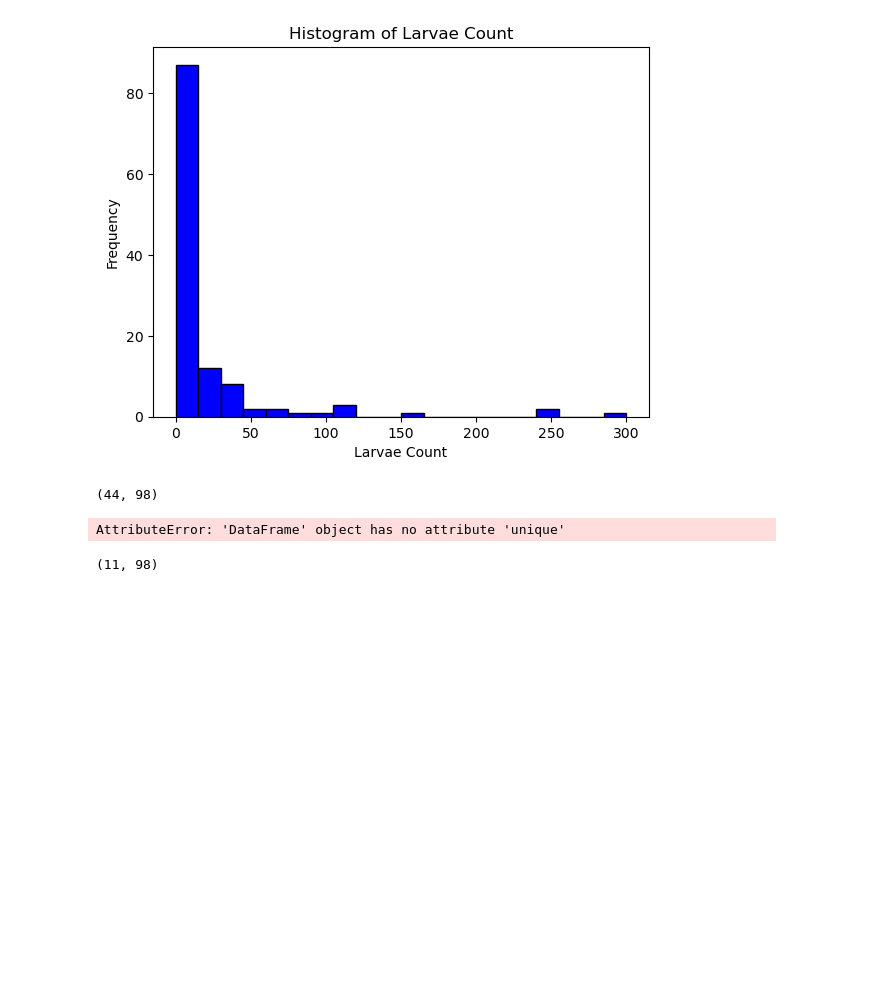
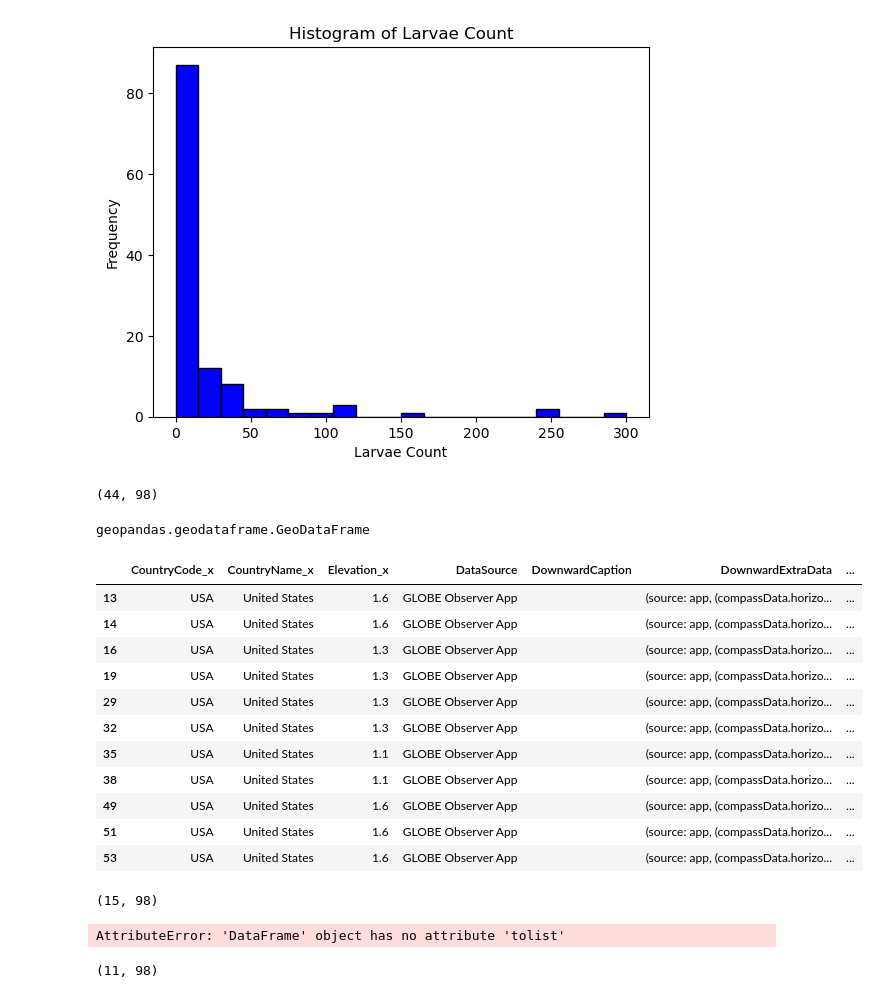
Before and after one commit to Satyabratadas/GeoEmerge_hackathon, a Jupyter notebook: analysis_Dylan.ipynb, the cells around one changed output. Cells and saved outputs as stored; diff of their text form; code cells hidden in the pictures; blank space fills up the shorter version.

```diff
--- a/analysis_Dylan.ipynb
+++ b/analysis_Dylan.ipynb
@@ -154,7 +166,7 @@ pandas.core.frame.DataFrame
 # %%
 # Convert LarvaeCount to numeric, coercing errors to NaN
 data["LarvaeCount"] = pd.to_numeric(data["LarvaeCount"], errors="coerce")
-data = data.dropna(subset=["LarvaeCount"])
+# data = data.dropna(subset=["LarvaeCount"])
 # Create the histogram
 plt.hist(data["LarvaeCount"], bins=20, color='blue', edgecolor='black')
 plt.title("Histogram of Larvae Count")
@@ -165,15 +177,40 @@ plt.show()
 [figure]
 # %%
 data[data["LarvaeCount"] != 0].shape
-data = data[data["LarvaeCount"] != 0]
 # %%
 data.shape
 # %% [output]
 (44, 98)
-# %%
-data["Userid"].unique()
-# %% [output]
-AttributeError: 'DataFrame' object has no attribute 'unique'
+# %%
+data[data["LarvaeCount"] > 50]
+# type(data[data["LarvaeCount"] > 50])
+# data[data["LarvaeCount"] > 50]["Userid"].unique().tolist()
+# %% [output]
+geopandas.geodataframe.GeoDataFrame
+# %%
+data[data["LarvaeCount"] > 50]
+# %% [output]
+|  | CountryCode_x | CountryName_x | Elevation_x | DataSource | DownwardCaption | DownwardExtraData | ... |
+| 13 | USA | United States | 1.6 | GLOBE Observer App |  | (source: app, (compassData.horizo... | ... |
+| 14 | USA | United States | 1.6 | GLOBE Observer App |  | (source: app, (compassData.horizo... | ... |
+| 16 | USA | United States | 1.3 | GLOBE Observer App |  | (source: app, (compassData.horizo... | ... |
+| 19 | USA | United States | 1.3 | GLOBE Observer App |  | (source: app, (compassData.horizo... | ... |
+| 29 | USA | United States | 1.3 | GLOBE Observer App |  | (source: app, (compassData.horizo... | ... |
+| 32 | USA | United States | 1.3 | GLOBE Observer App |  | (source: app, (compassData.horizo... | ... |
+| 35 | USA | United States | 1.1 | GLOBE Observer App |  | (source: app, (compassData.horizo... | ... |
+| 38 | USA | United States | 1.1 | GLOBE Observer App |  | (source: app, (compassData.horizo... | ... |
+| 49 | USA | United States | 1.6 | GLOBE Observer App |  | (source: app, (compassData.horizo... | ... |
+| 51 | USA | United States | 1.6 | GLOBE Observer App |  | (source: app, (compassData.horizo... | ... |
+| 53 | USA | United States | 1.6 | GLOBE Observer App |  | (source: app, (compassData.horizo... | ... |
+# %%
+data_unique = data.drop_duplicates(subset = ['Userid'])
+data_unique.shape
+# %% [output]
+(15, 98)
+# %%
+data_unique['Userid'].tolist()
+# %% [output]
+AttributeError: 'DataFrame' object has no attribute 'tolist'
 # %%
 data[data["LarvaeCount"] >50].shape
 # %% [output]
```
Also changed, not shown: parts of 4 cells of this notebook.
